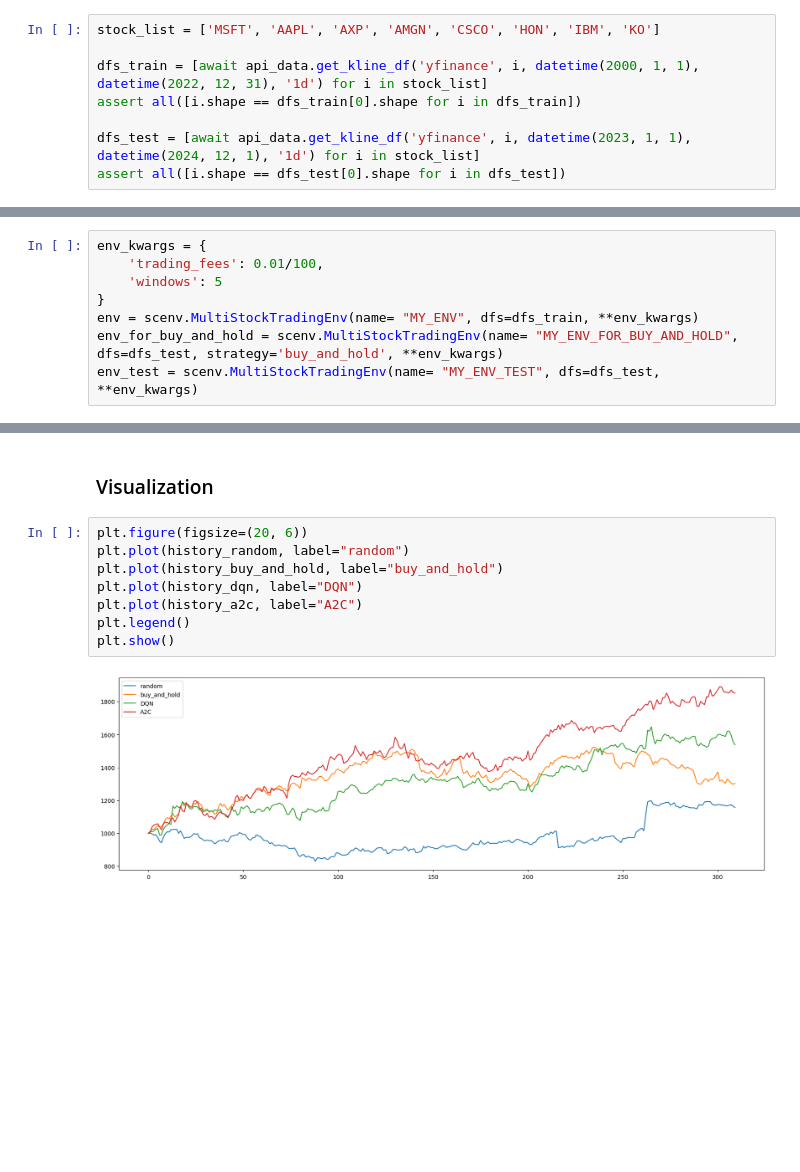
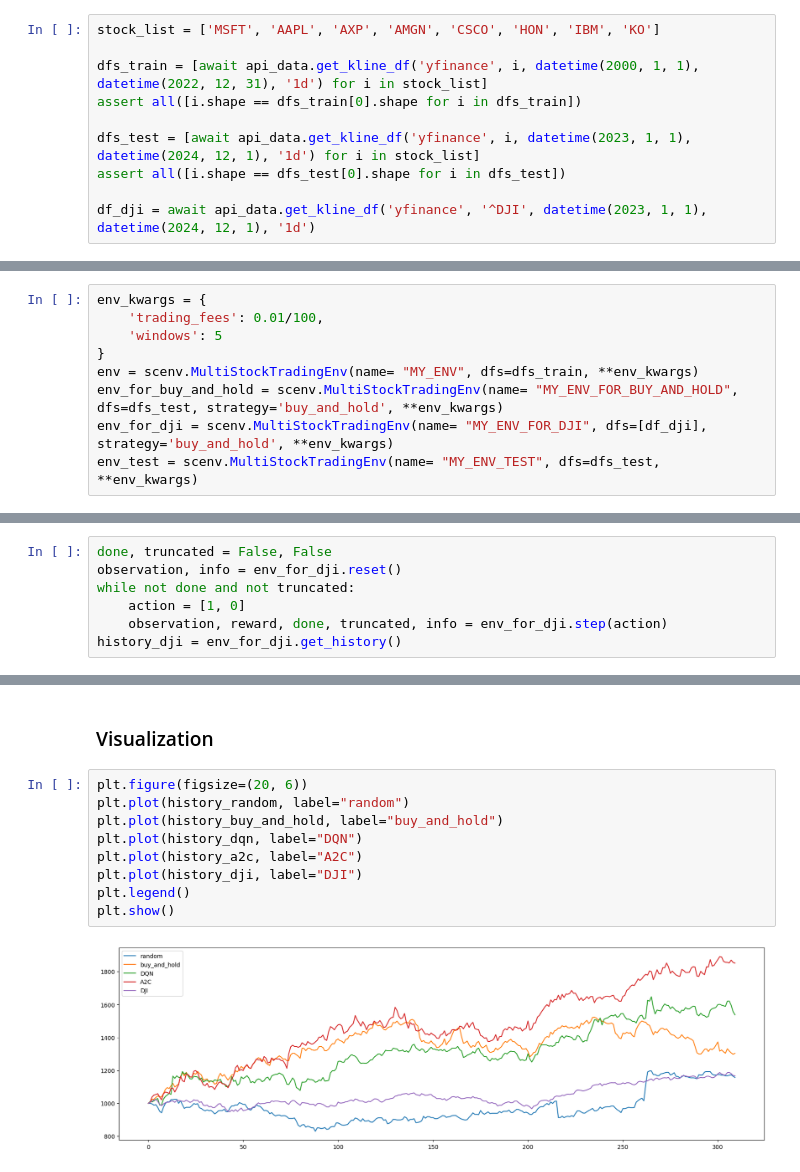
Before and after one commit to Dogeon188/StockSense, a Jupyter notebook: server/train.ipynb, the cells around one changed output, grey strips where cells are left out. Saved outputs shown, nothing was run; the diff lists cells and outputs as text; blank space fills up the shorter version.

```diff
--- a/server/train.ipynb
+++ b/server/train.ipynb
@@ -32,6 +32,8 @@ assert all([i.shape == dfs_train[0].shape for i in dfs_train])
 
 dfs_test = [await api_data.get_kline_df('yfinance', i, datetime(2023, 1, 1), datetime(2024, 12, 1), '1d') for i in stock_list]
 assert all([i.shape == dfs_test[0].shape for i in dfs_test])
+
+df_dji = await api_data.get_kline_df('yfinance', '^DJI', datetime(2023, 1, 1), datetime(2024, 12, 1), '1d')
 # %% [markdown]
 ### Environment
 # %%
@@ -41,6 +43,7 @@ env_kwargs = {
 }
 env = scenv.MultiStockTradingEnv(name= "MY_ENV", dfs=dfs_train, **env_kwargs)
 env_for_buy_and_hold = scenv.MultiStockTradingEnv(name= "MY_ENV_FOR_BUY_AND_HOLD", dfs=dfs_test, strategy='buy_and_hold', **env_kwargs)
+env_for_dji = scenv.MultiStockTradingEnv(name= "MY_ENV_FOR_DJI", dfs=[df_dji], strategy='buy_and_hold', **env_kwargs)
 env_test = scenv.MultiStockTradingEnv(name= "MY_ENV_TEST", dfs=dfs_test, **env_kwargs)
 # %% [markdown]
 ## Baseline: Random Agent
@@ -67,0 +73,7 @@ Portfolio Return : 30.34%
+# %%
+done, truncated = False, False
+observation, info = env_for_dji.reset()
+while not done and not truncated:
+    action = [1, 0]
+    observation, reward, done, truncated, info = env_for_dji.step(action)
+history_dji = env_for_dji.get_history()
@@ -158,10 +172,11 @@ Portfolio Return : 85.10%
 # %%
 plt.figure(figsize=(20, 6))
 plt.plot(history_random, label="random")
 plt.plot(history_buy_and_hold, label="buy_and_hold")
 plt.plot(history_dqn, label="DQN")
 plt.plot(history_a2c, label="A2C")
+plt.plot(history_dji, label="DJI")
 plt.legend()
 plt.show()
 # %% [output]
-[figure, old version]
+[figure, new version]
```
Also changed, not shown: parts of 2 cells of this notebook.
